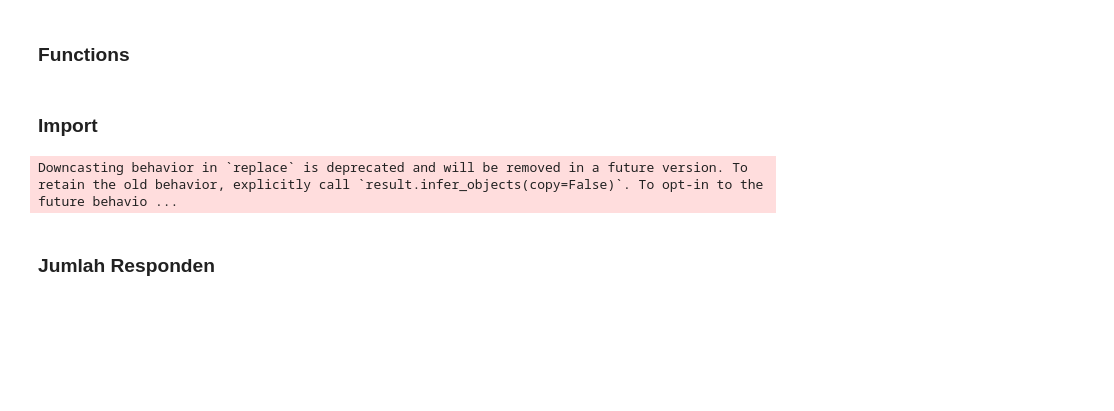
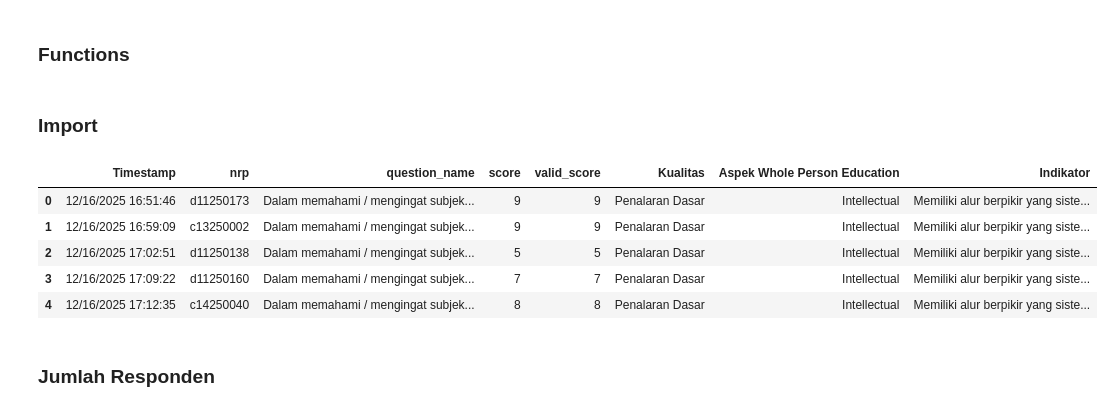
Before and after one commit to pengwen101/student-recommendation-system, a Jupyter notebook: exploratory-data-analysis.ipynb, the cells around one changed output. Saved outputs shown, nothing was run; the diff lists cells and outputs as text; code cells hidden in the pictures; blank space fills up the shorter version.

```diff
--- a/exploratory-data-analysis.ipynb
+++ b/exploratory-data-analysis.ipynb
@@ -98,13 +98,11 @@ cpl_db1_df = cpl_db1_df.drop(columns=['Indikator'])
 cpl_db1_df = cpl_db1_df.ffill()
 cpl_db2_df = cpl_db2_df.ffill()
 
-cpl_db1_df = cpl_db1_df.merge(cpl_db2_df[['Quality', 'Kualitas']].drop_duplicates(), on="Quality", how='left')
+# cpl_db1_df = cpl_db1_df.merge(cpl_db2_df[['Quality', 'Kualitas']].drop_duplicates(), on="Quality", how='left')
 
-other_qs_df = read_sheets(sheet=sheet, sheet_id=OTHER_QS_SHEET_ID, range="Pertanyaan")
+other_qs_df = read_sheets(sheet=sheet, sheet_id=OTHER_QS_SHEET_ID, range="Pertanyaan!A:B")
 
 other_qs_df.dropna(subset=other_qs_df.columns, inplace=True)
-# %% [output]
-Downcasting behavior in `replace` is deprecated and will be removed in a future version. To retain the old behavior, explicitly call `result.infer_objects(copy=False)`. To opt-in to the future behavio ...
 # %%
 # Add codes & save to CSV
 
@@ -237,11 +235,20 @@ post_responses_df = post_responses_df.rename(columns = {"NRP": "nrp", "Question"
 post_responses_df.to_csv("data/hasil_survei.csv", index=False)
 
 # Add kualitas column
-post_responses_df = post_responses_df.merge(cpl_db2_df[['Pertanyaan', 'Kualitas', 'Aspek Whole Person Education']], left_on='Question', right_on='Pertanyaan', how='left')
+post_responses_df = post_responses_df.merge(cpl_db2_df[['Pertanyaan', 'Kualitas', 'Aspek Whole Person Education', 'Indikator']], left_on='question_name', right_on='Pertanyaan', how='left')
 post_responses_df.drop(columns=['Pertanyaan'], inplace=True)
 
-pre_responses_df = pre_responses_df.merge(cpl_db2_df[['Pertanyaan', 'Kualitas', 'Aspek Whole Person Education']], left_on='Question', right_on='Pertanyaan', how='left')
+pre_responses_df = pre_responses_df.merge(cpl_db2_df[['Pertanyaan', 'Kualitas', 'Aspek Whole Person Education', 'Indikator']], left_on='Question', right_on='Pertanyaan', how='left')
 pre_responses_df.drop(columns=['Pertanyaan'], inplace=True)
+# %%
+post_responses_df.head()
+# %% [output]
+|  | Timestamp | nrp | question_name | score | valid_score | Kualitas | Aspek Whole Person Education | Indikator |
+| 0 | 12/16/2025 16:51:46 | d11250173 | Dalam memahami / mengingat subjek... | 9 | 9 | Penalaran Dasar | Intellectual | Memiliki alur berpikir yang siste... |
+| 1 | 12/16/2025 16:59:09 | c13250002 | Dalam memahami / mengingat subjek... | 9 | 9 | Penalaran Dasar | Intellectual | Memiliki alur berpikir yang siste... |
+| 2 | 12/16/2025 17:02:51 | d11250138 | Dalam memahami / mengingat subjek... | 5 | 5 | Penalaran Dasar | Intellectual | Memiliki alur berpikir yang siste... |
+| 3 | 12/16/2025 17:09:22 | d11250160 | Dalam memahami / mengingat subjek... | 7 | 7 | Penalaran Dasar | Intellectual | Memiliki alur berpikir yang siste... |
+| 4 | 12/16/2025 17:12:35 | c14250040 | Dalam memahami / mengingat subjek... | 8 | 8 | Penalaran Dasar | Intellectual | Memiliki alur berpikir yang siste... |
 # %% [markdown]
 ### Jumlah Responden
 # %% [markdown]
```
Also changed, not shown: parts of 2 cells of this notebook, 38 other files.
